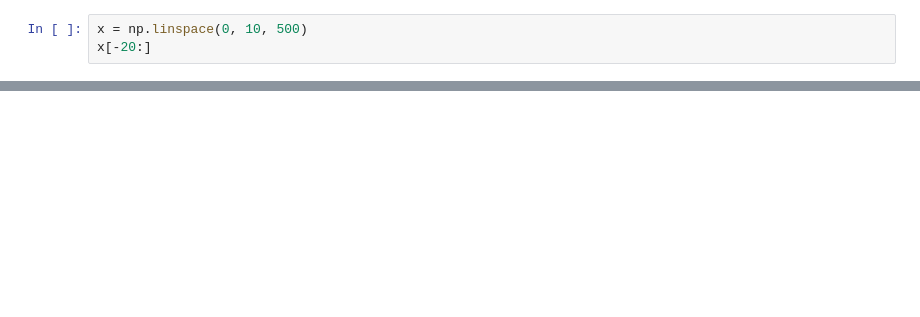
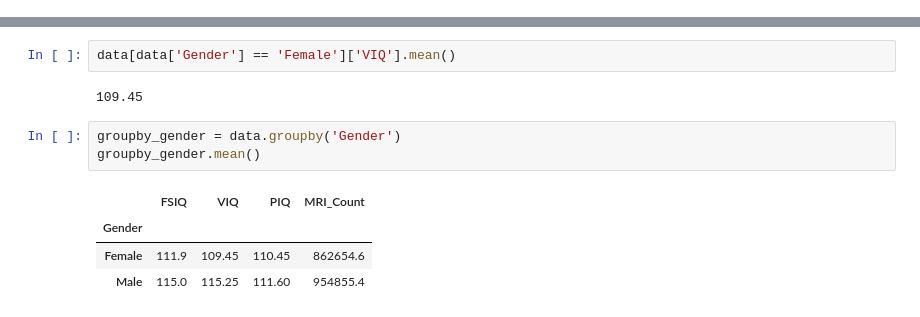
Before and after one commit to jimmy-io/worksheeets-, a Jupyter notebook: python_stats_1.ipynb, the cells around one changed output, grey strips where cells are left out. Saved outputs shown, nothing was run; the diff lists cells and outputs as text; blank space fills up the shorter version.

```diff
--- a/python_stats_1.ipynb
+++ b/python_stats_1.ipynb
@@ -45,3 +9,0 @@ array([[-0.84628719, -0.74989281,  0.82308764],
-# %%
-x = np.linspace(0, 10, 500)
-x[-20:]
@@ -93,0 +92,12 @@ sam_var
+# %%
+data[data['Gender'] == 'Female']['VIQ'].mean()
+# %% [output]
+109.45
+# %%
+groupby_gender = data.groupby('Gender')
+groupby_gender.mean()
+# %% [output]
+|  | FSIQ | VIQ | PIQ | MRI_Count |
+| Gender |  |  |  |  |
+| Female | 111.9 | 109.45 | 110.45 | 862654.6 |
+| Male | 115.0 | 115.25 | 111.60 | 954855.4 |
```
Also changed, not shown: parts of 32 cells of this notebook.
